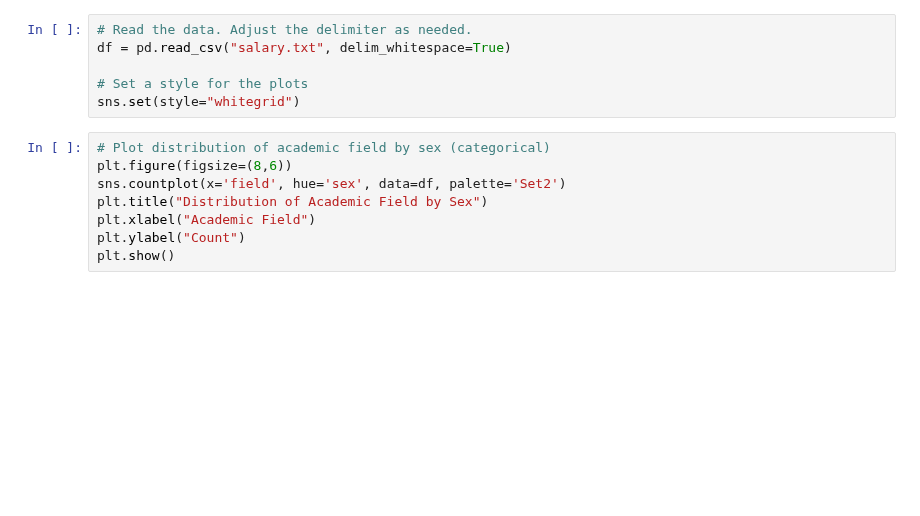
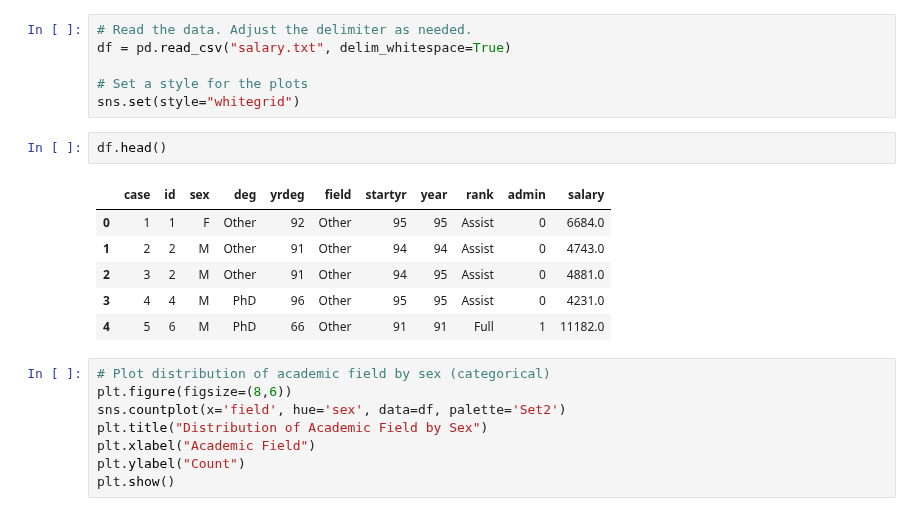
Before and after one commit to andrewjumanca/DATA557-Final-Project, a Jupyter notebook: Milestone 2/arnav_milestone2.ipynb, the cells around one changed output. Cells and saved outputs as stored; diff of their text form; blank space fills up the shorter version.

```diff
--- a/Milestone 2/arnav_milestone2.ipynb
+++ b/Milestone 2/arnav_milestone2.ipynb
@@ -8,6 +8,15 @@ df = pd.read_csv("salary.txt", delim_whitespace=True)
 
 # Set a style for the plots
 sns.set(style="whitegrid")
+# %%
+df.head()
+# %% [output]
+|  | case | id | sex | deg | yrdeg | field | startyr | year | rank | admin | salary |
+| 0 | 1 | 1 | F | Other | 92 | Other | 95 | 95 | Assist | 0 | 6684.0 |
+| 1 | 2 | 2 | M | Other | 91 | Other | 94 | 94 | Assist | 0 | 4743.0 |
+| 2 | 3 | 2 | M | Other | 91 | Other | 94 | 95 | Assist | 0 | 4881.0 |
+| 3 | 4 | 4 | M | PhD | 96 | Other | 95 | 95 | Assist | 0 | 4231.0 |
+| 4 | 5 | 6 | M | PhD | 66 | Other | 91 | 91 | Full | 1 | 11182.0 |
 # %%
 # Plot distribution of academic field by sex (categorical)
 plt.figure(figsize=(8,6))
```
Also changed, not shown: 1 other file.
